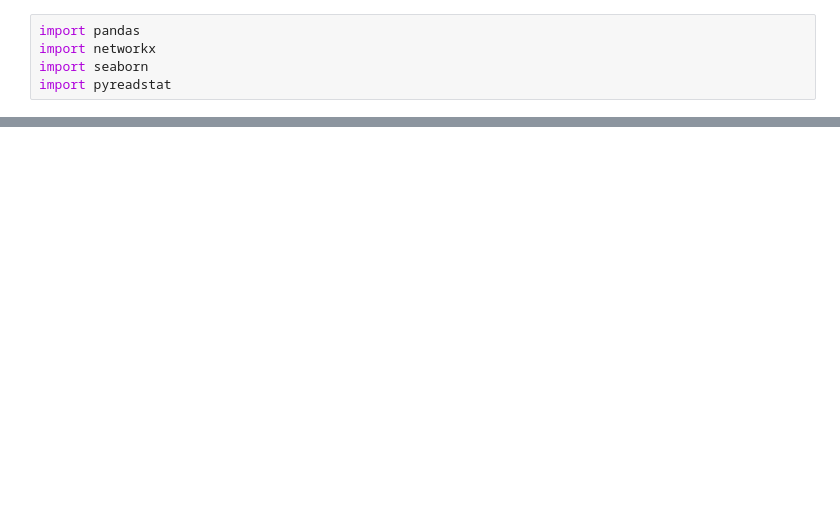
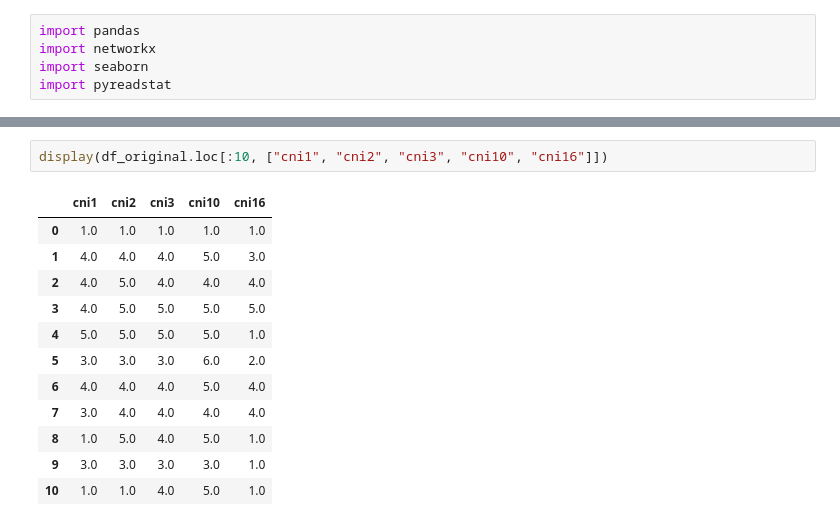
Before and after one commit to marcindahlen/covid-and-narcissism-network-analysis, a Jupyter notebook: notebook.ipynb, the cells around one changed output, grey strips where cells are left out. Saved outputs shown, nothing was run; the diff lists cells and outputs as text; blank space fills up the shorter version.

```diff
--- a/notebook.ipynb
+++ b/notebook.ipynb
@@ -26,0 +35,15 @@ max             5.000000
+# %%
+display(df_original.loc[:10, ["cni1", "cni2", "cni3", "cni10", "cni16"]])
+# %% [output]
+|  | cni1 | cni2 | cni3 | cni10 | cni16 |
+| 0 | 1.0 | 1.0 | 1.0 | 1.0 | 1.0 |
+| 1 | 4.0 | 4.0 | 4.0 | 5.0 | 3.0 |
+| 2 | 4.0 | 5.0 | 4.0 | 4.0 | 4.0 |
+| 3 | 4.0 | 5.0 | 5.0 | 5.0 | 5.0 |
+| 4 | 5.0 | 5.0 | 5.0 | 5.0 | 1.0 |
+| 5 | 3.0 | 3.0 | 3.0 | 6.0 | 2.0 |
+| 6 | 4.0 | 4.0 | 4.0 | 5.0 | 4.0 |
+| 7 | 3.0 | 4.0 | 4.0 | 4.0 | 4.0 |
+| 8 | 1.0 | 5.0 | 4.0 | 5.0 | 1.0 |
+| 9 | 3.0 | 3.0 | 3.0 | 3.0 | 1.0 |
+| 10 | 1.0 | 1.0 | 4.0 | 5.0 | 1.0 |
```
Also changed, not shown: parts of 2 cells of this notebook.
